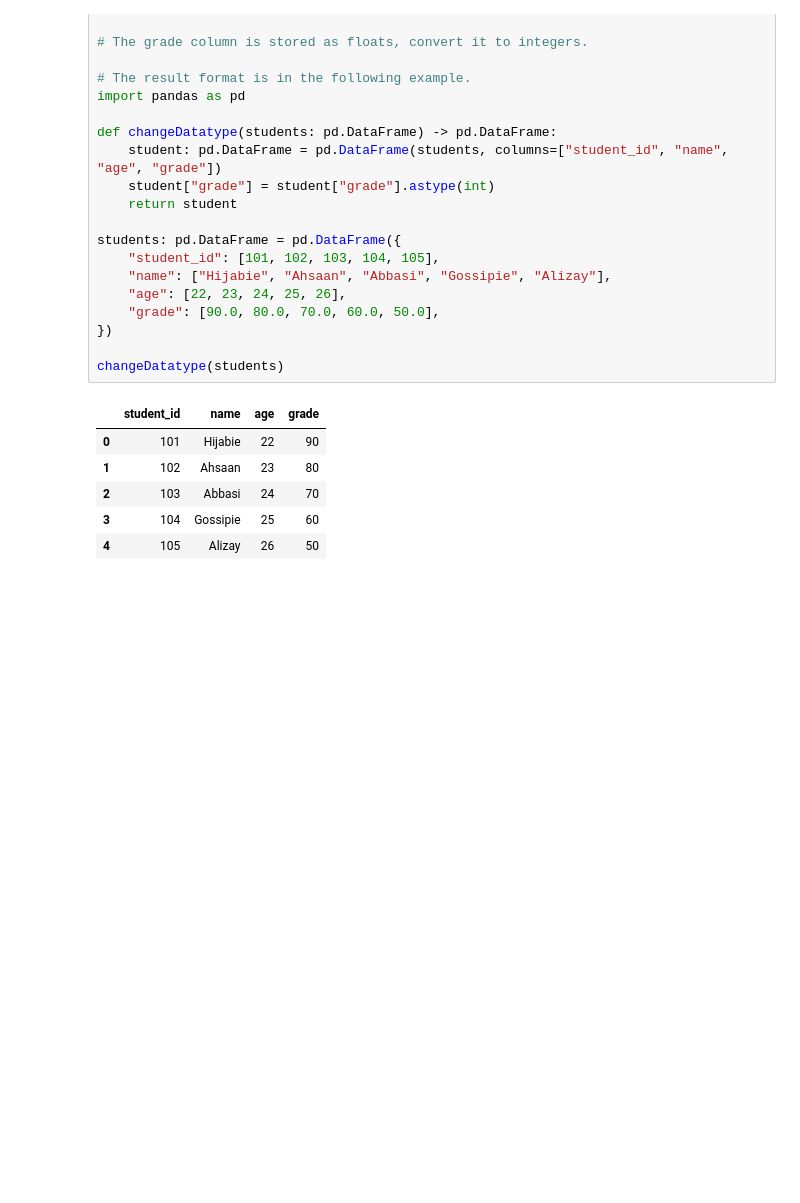
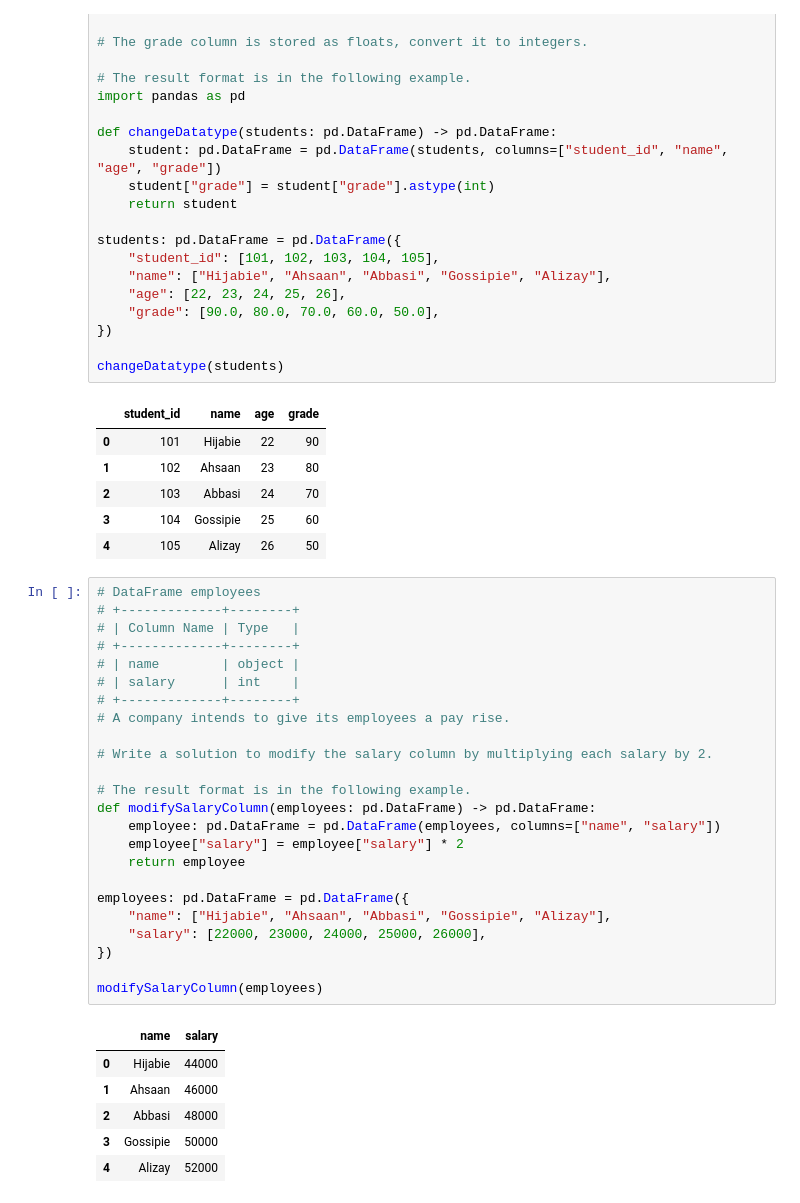
Before and after one commit to MuhammadAhsaanAbbasi/python_PracticeSession, a Jupyter notebook: class12/class12.ipynb, the cells around one changed output. Drawn from its saved outputs; the diff is of its cells as text; blank space fills up the shorter version.

```diff
--- a/class12/class12.ipynb
+++ b/class12/class12.ipynb
@@ -587,3 +587,34 @@ changeDatatype(students)
 | 2 | 103 | Abbasi | 24 | 70 |
 | 3 | 104 | Gossipie | 25 | 60 |
 | 4 | 105 | Alizay | 26 | 50 |
+# %%
+# DataFrame employees
+# +-------------+--------+
+# | Column Name | Type   |
+# +-------------+--------+
+# | name        | object |
+# | salary      | int    |
+# +-------------+--------+
+# A company intends to give its employees a pay rise.
+
+# Write a solution to modify the salary column by multiplying each salary by 2.
+
+# The result format is in the following example.
+def modifySalaryColumn(employees: pd.DataFrame) -> pd.DataFrame:
+    employee: pd.DataFrame = pd.DataFrame(employees, columns=["name", "salary"])
+    employee["salary"] = employee["salary"] * 2
+    return employee
+
+employees: pd.DataFrame = pd.DataFrame({
+    "name": ["Hijabie", "Ahsaan", "Abbasi", "Gossipie", "Alizay"],
+    "salary": [22000, 23000, 24000, 25000, 26000],
+})
+
+modifySalaryColumn(employees)
+# %% [output]
+|  | name | salary |
+| 0 | Hijabie | 44000 |
+| 1 | Ahsaan | 46000 |
+| 2 | Abbasi | 48000 |
+| 3 | Gossipie | 50000 |
+| 4 | Alizay | 52000 |
```
